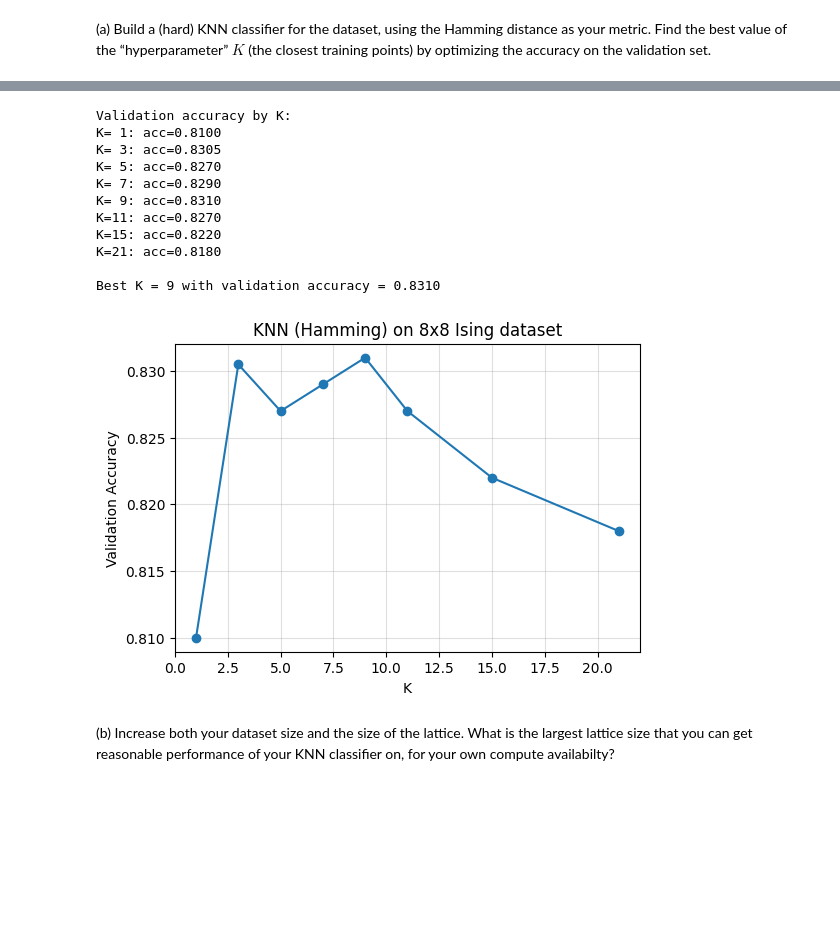
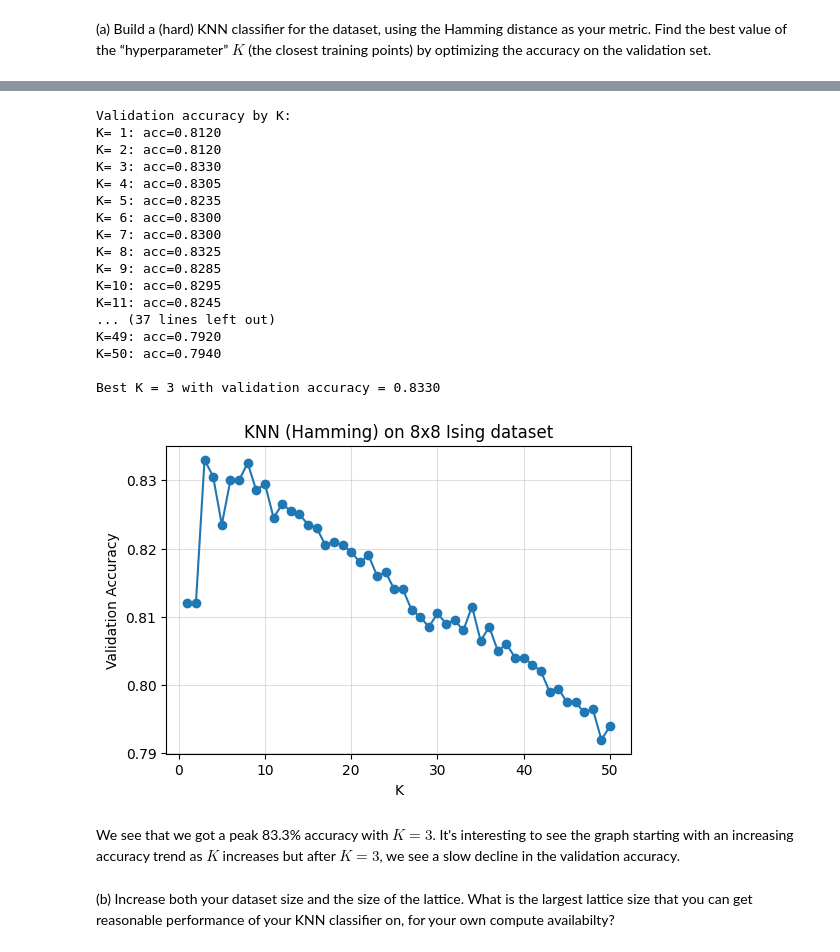
Before and after one commit to allxn753/PHYS449-assignments, a Jupyter notebook: HW3/HW3Q1.ipynb, the cells around one changed output, grey strips where cells are left out. Cells and saved outputs as stored; diff of their text form; code cells hidden in the pictures; blank space fills up the shorter version.

```diff
--- a/HW3/HW3Q1.ipynb
+++ b/HW3/HW3Q1.ipynb
@@ -139,16 +122,7 @@ Saved dataset to ising8_dataset_trainval.npz
 # %%
-# === Cell 2: Q1(a) — hard KNN with Hamming distance; tune K on validation ===
 import numpy as np
 from tqdm import tqdm
 import matplotlib.pyplot as plt
-
-# Load if you ran Cell 1 earlier (or reuse variables directly)
-try:
-    data = np.load("ising8_dataset_trainval.npz", allow_pickle=True)
-    X_train = data["X_train"]; y_train = data["y_train"]
-    X_val   = data["X_val"];   y_val   = data["y_val"]
-except Exception:
-    pass  # assume X_train, y_train, X_val, y_val exist in memory
 
 def knn_predict_hard_hamming(X_train, y_train, X_query, K=5):
     """
@@ -175,43 +149,51 @@ def knn_predict_hard_hamming(X_train, y_train, X_query, K=5):
 
 def accuracy(y_true, y_pred):
     return float(np.mean(y_true == y_pred))
 
-K_GRID = [1, 3, 5, 7, 9, 11, 15, 21]
+K_GRID = list(range(1, 51))
 
 val_results = []
 best = {"K": None, "acc": -1.0}
 for K in K_GRID:
     y_hat = knn_predict_hard_hamming(X_train, y_train, X_val, K=K)
     acc = accuracy(y_val, y_hat)
     val_results.append((K, acc))
     if acc > best["acc"]:
         best = {"K": K, "acc": acc}
 
 print("Validation accuracy by K:")
 for K, acc in val_results:
     print(f"K={K:>2d}: acc={acc:.4f}")
 print(f"\nBest K = {best['K']} with validation accuracy = {best['acc']:.4f}")
 
 # Plot K vs accuracy
 plt.figure(figsize=(6,4))
 plt.plot([k for k,_ in val_results], [a for _,a in val_results], marker='o')
 plt.xlabel("K")
 plt.ylabel("Validation Accuracy")
 plt.title("KNN (Hamming) on 8x8 Ising dataset")
 plt.grid(True, alpha=0.4)
 plt.show()
 # %% [output]
 Validation accuracy by K:
-K= 1: acc=0.8100
-K= 3: acc=0.8305
-K= 5: acc=0.8270
-K= 7: acc=0.8290
-K= 9: acc=0.8310
-K=11: acc=0.8270
-K=15: acc=0.8220
-K=21: acc=0.8180
+K= 1: acc=0.8120
+K= 2: acc=0.8120
+K= 3: acc=0.8330
+K= 4: acc=0.8305
+K= 5: acc=0.8235
+K= 6: acc=0.8300
+K= 7: acc=0.8300
+K= 8: acc=0.8325
+K= 9: acc=0.8285
+K=10: acc=0.8295
+K=11: acc=0.8245
+... (37 lines left out)
+K=49: acc=0.7920
+K=50: acc=0.7940
 
-Best K = 9 with validation accuracy = 0.8310
+Best K = 3 with validation accuracy = 0.8330
-[figure, old version]
+[figure, new version]
+# %% [markdown]
+We see that we got a peak 83.3% accuracy with $K=3$. It's interesting to see the graph starting with an increasing accuracy trend as $K$ increases but after $K=3$, we see a slow decline in the validation accuracy.
 # %% [markdown]
 (b) Increase both your dataset size and the size of the lattice. What is the largest lattice size that you can get reasonable performance of your KNN classifier on, for your own compute availabilty?
```
Also changed, not shown: parts of 7 cells of this notebook, 4 other files.
